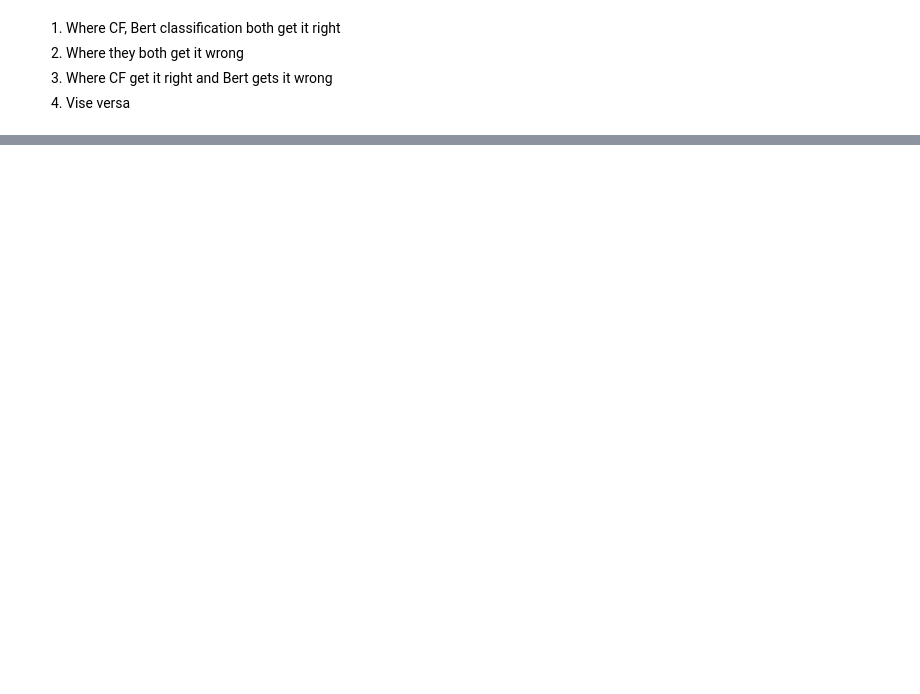
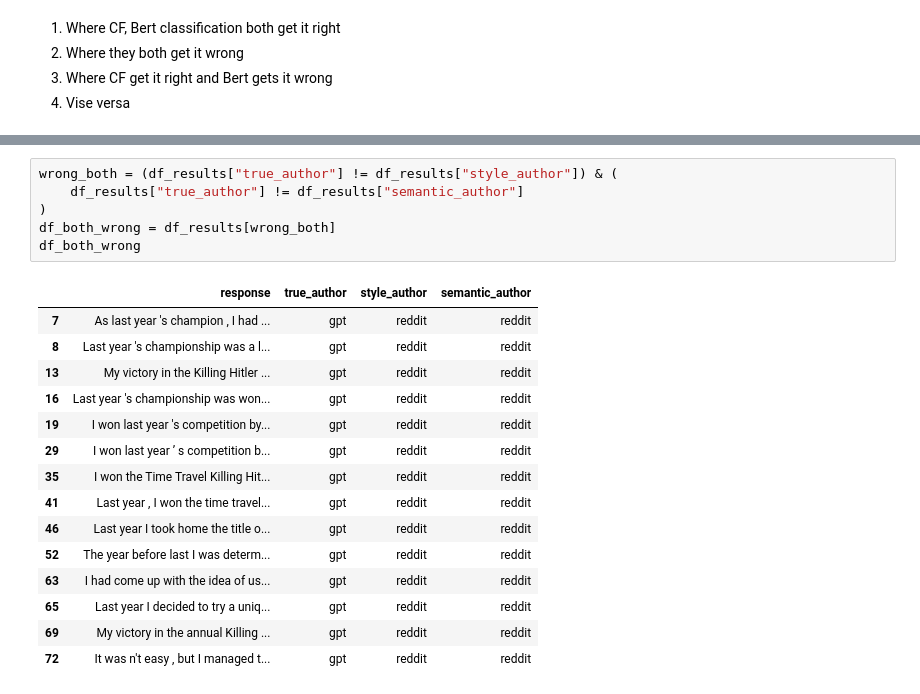
Before and after one commit to harrison-f-stropkay/llm-style, a Jupyter notebook: classification.ipynb, the cells around one changed output, grey strips where cells are left out. Cells and saved outputs as stored; diff of their text form; blank space fills up the shorter version.

```diff
--- a/classification.ipynb
+++ b/classification.ipynb
@@ -749,0 +954,22 @@ print(y_preds)
+# %%
+wrong_both = (df_results["true_author"] != df_results["style_author"]) & (
+    df_results["true_author"] != df_results["semantic_author"]
+)
+df_both_wrong = df_results[wrong_both]
+df_both_wrong
+# %% [output]
+|  | response | true_author | style_author | semantic_author |
+| 7 | As last year 's champion , I had ... | gpt | reddit | reddit |
+| 8 | Last year 's championship was a l... | gpt | reddit | reddit |
+| 13 | My victory in the Killing Hitler ... | gpt | reddit | reddit |
+| 16 | Last year 's championship was won... | gpt | reddit | reddit |
+| 19 | I won last year 's competition by... | gpt | reddit | reddit |
+| 29 | I won last year ’ s competition b... | gpt | reddit | reddit |
+| 35 | I won the Time Travel Killing Hit... | gpt | reddit | reddit |
+| 41 | Last year , I won the time travel... | gpt | reddit | reddit |
+| 46 | Last year I took home the title o... | gpt | reddit | reddit |
+| 52 | The year before last I was determ... | gpt | reddit | reddit |
+| 63 | I had come up with the idea of us... | gpt | reddit | reddit |
+| 65 | Last year I decided to try a uniq... | gpt | reddit | reddit |
+| 69 | My victory in the annual Killing ... | gpt | reddit | reddit |
+| 72 | It was n't easy , but I managed t... | gpt | reddit | reddit |
```
Also changed, not shown: parts of 27 cells of this notebook, 3 other files.
